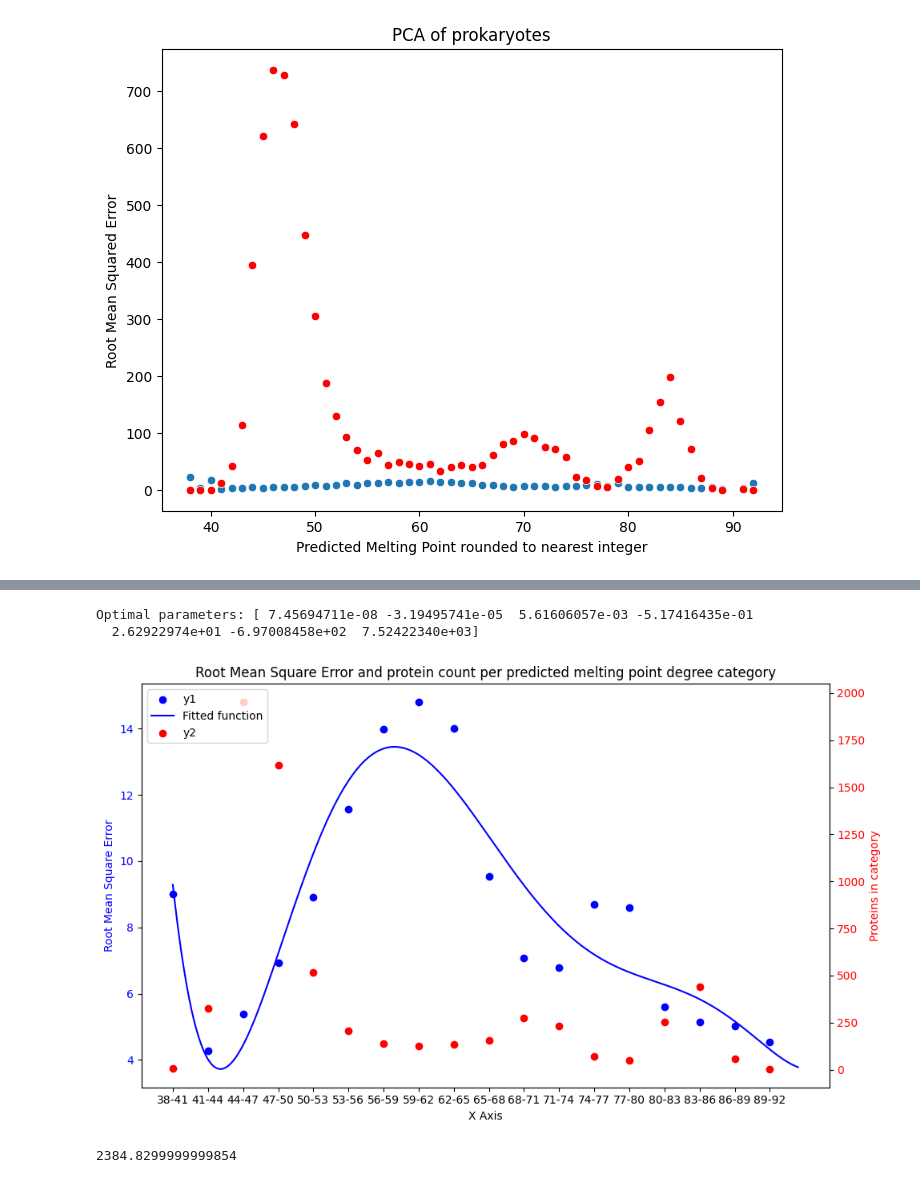
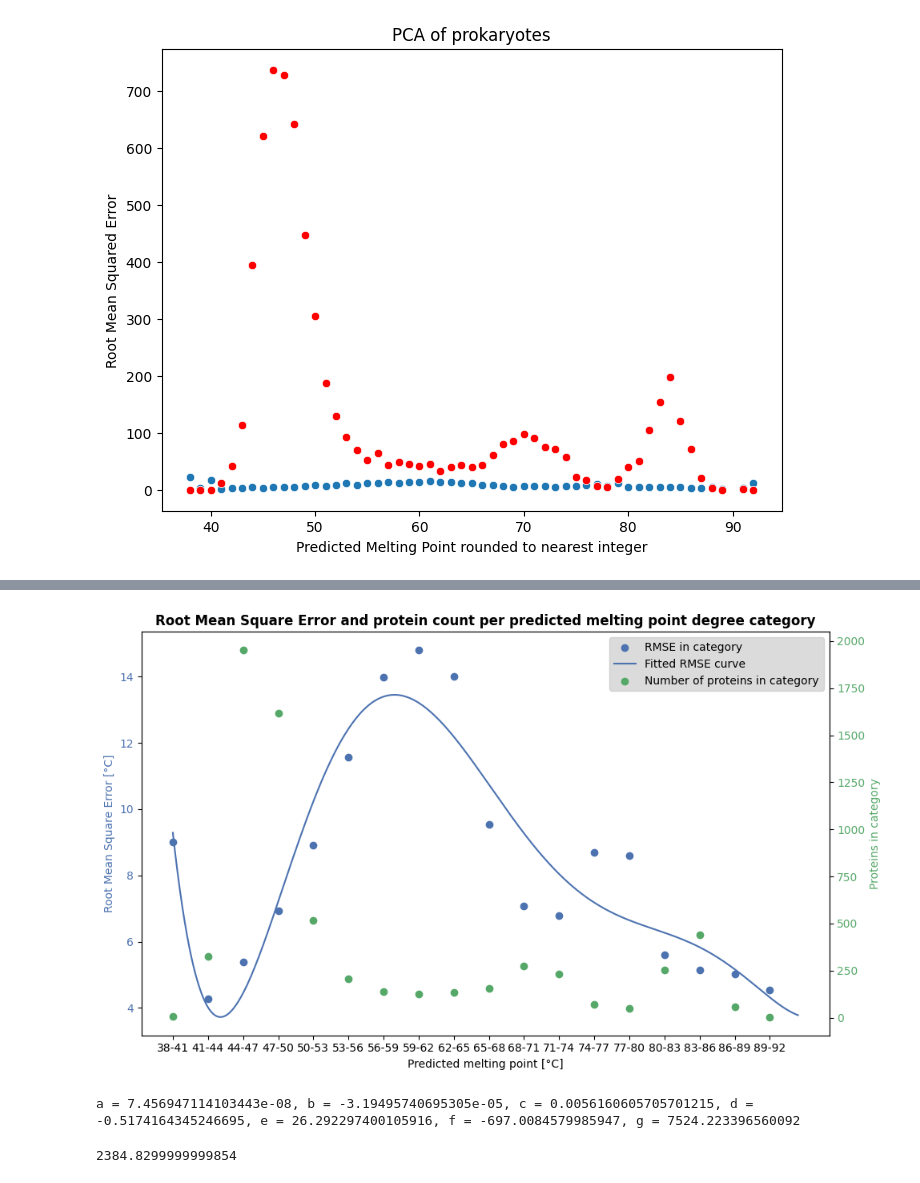
Before and after one commit to datascience-mobi-2024/topic04_02, a Jupyter notebook: regressionerror.ipynb, the cells around one changed output, grey strips where cells are left out. Drawn from its saved outputs; the diff is of its cells as text; code cells hidden in the pictures.

Commit message:
mostly plots

```diff
--- a/regressionerror.ipynb
+++ b/regressionerror.ipynb
@@ -27,6 +27,8 @@ prokaryotes = prokaryotes.fillna(0)
 prokaryotes = prokaryotes.reset_index(drop=True)
 meltPoints = prokaryotes['meltPoint']
 prokaryotes = prokaryotes.drop('meltPoint', axis=1)
+# %%
+palette = sns.color_palette('deep')
 # %%
 model = joblib.load('./data/gbr_model1.joblib')
 pca = joblib.load('./data/pca1.joblib')
@@ -84,9 +86,10 @@ plt.show()
 [figure]
 # %%
 from scipy.optimize import curve_fit
-def model_func(x, a,b,c,d,e,f,g):
+def model_func2(x, a,b,c,d,e,f,g):
     return a*x**6 + b*x**5 + c*x**4 + d*x**3 + e*x**2 + f*x + g
-
+popt2, pcov2 = curve_fit(model_func2, grouped_rmse.index, grouped_rmse['RMSE'])
+y_fit2 = model_func2(grouped_rmse.index, *popt2)
 
 fig, ax1 = plt.subplots(figsize=(10, 6))
 # Scatter plot for y1
@@ -94,6 +97,7 @@ ax1.scatter(data =grouped_rmse, x = grouped_rmse.index, y = 'RMSE', color='blue'
 ax1.set_xlabel('X Axis')
 ax1.set_ylabel('Root Mean Square Error', color='blue')
 ax1.tick_params(axis='y', labelcolor='blue')
+plt.plot(grouped_rmse.index, y_fit2, color=palette[0], label='Fitted RMSE curve')
 
 # Create a second y-axis sharing the same x-axis
 ax2 = ax1.twinx()
@@ -102,7 +106,6 @@ ax2.set_ylabel('Proteins in category', color='red')
 ax2.tick_params(axis='y', labelcolor='red')
 
 # Add titles and legends
-plt.plot(grouped_rmse.index, y_pred, color='red', label='Fitted curve')
 plt.title('Root Mean Square Error and protein count per predicted melting point degree category')
 fig.tight_layout()
 fig.legend(loc="upper left", bbox_to_anchor=(0,1), bbox_transform=ax1.transAxes)
@@ -113,7 +116,7 @@ plt.show()
 # %%
 grouped_rmse.to_excel('./data/grouped_rmse.xlsx',index = False)
 # %%
-binsize = 4
+binsize = 3
 bins = list(range(38, 93,binsize))
 labels = [f'{bins[i]}-{bins[i+1]}' for i in range(len(bins)-1)]
 meltdf['rounded2'] = pd.cut(meltdf['meltPointpred'], bins, labels=labels)
@@ -142,40 +146,39 @@ array([38. , 38.1, 38.2, 38.3, 38.4, 38.5, 38.6, 38.7, 38.8, 38.9, 39. ,
 # %%
 from scipy.optimize import curve_fit
 def model_func(x, a,b,c,d,e,f,g):
     return a*x**6 + b*x**5 + c*x**4 + d*x**3 + e*x**2 + f*x + g
 x_values = np.array([39.5,42.5,45.5,48.5,51.5,54.5,57.5,60.5,63.5,66.5,69.5,72.5,75.5,78.5,81.5,84.5,87.5,90.5])
 x_values2 = np.arange(39.5,93,0.1)
 popt, pcov = curve_fit(model_func, x_values, grouped_rmse2['RMSE'])
-
-print(f"Optimal parameters: {popt}")
-
+#print(f"Optimal parameters: {popt}")
 fig, ax1 = plt.subplots(figsize=(10, 6))
 x = np.linspace(39, 93, 1)
 # Scatter plot for y1
-ax1.scatter(data =grouped_rmse2, x = x_values, y = 'RMSE', color='blue', label='y1')
-ax1.set_xlabel('X Axis')
-ax1.set_ylabel('Root Mean Square Error', color='blue')
-ax1.tick_params(axis='y', labelcolor='blue')
-
+ax1.scatter(data =grouped_rmse2, x = x_values, y = 'RMSE', color=palette[0], label='RMSE in category')
+ax1.set_xlabel('Predicted melting point [°C]')
+ax1.set_ylabel('Root Mean Square Error [°C]', color=palette[0])
+ax1.tick_params(axis='y', labelcolor=palette[0])
 # Create a second y-axis sharing the same x-axis
 ax2 = ax1.twinx()
-ax2.scatter(data =grouped_rmse2, x = x_values, y = 'Count', color='red', label='y2')
-ax2.set_ylabel('Proteins in category', color='red')
-ax2.tick_params(axis='y', labelcolor='red')
+ax2.scatter(data =grouped_rmse2, x = x_values, y = 'Count', color=palette[2], label='Number of proteins in category')
+ax2.set_ylabel('Proteins in category', color=palette[2])
+ax2.tick_params(axis='y', labelcolor=palette[2])
 x_fit = x_values2
 y_fit = model_func(x_fit, *popt)
-ax1.plot(x_fit, y_fit, color='blue', label='Fitted function')
+ax1.plot(x_fit, y_fit, color=palette[0], label='Fitted RMSE curve')
 # Add titles and legends
-plt.title('Root Mean Square Error and protein count per predicted melting point degree category')
+plt.title('Root Mean Square Error and protein count per predicted melting point degree category',fontweight='bold')
 fig.tight_layout()
-fig.legend(loc="upper left", bbox_to_anchor=(0,1), bbox_transform=ax1.transAxes)
+fig.legend(loc="upper right",bbox_to_anchor=(1,1), bbox_transform=ax1.transAxes,facecolor = 'lightgrey')
 plt.xticks(ticks=x_values, labels=grouped_rmse2.index)
-
+plt.savefig('./data/figs/regressionerror.svg', format='svg', dpi=1000)
 plt.show()
 # %% [output]
-Optimal parameters: [ 7.45694711e-08 -3.19495741e-05  5.61606057e-03 -5.17416435e-01
-  2.62922974e+01 -6.97008458e+02  7.52422340e+03]
-[figure, old version]
+[figure, new version]
+# %%
+print(f'a = {popt[0]}, b = {popt[1]}, c = {popt[2]}, d = {popt[3]}, e = {popt[4]}, f = {popt[5]}, g = {popt[6]}')
+# %% [output]
+a = 7.456947114103443e-08, b = -3.19495740695305e-05, c = 0.0056160605705701215, d = -0.5174164345246695, e = 26.292297400105916, f = -697.0084579985947, g = 7524.223396560092
 # %%
 grouped_rmse2.to_excel('./data/grouped_rmse2.xlsx',index = True)
 # %%
```
Also changed, not shown: parts of 3 cells of this notebook, 3 other files.
